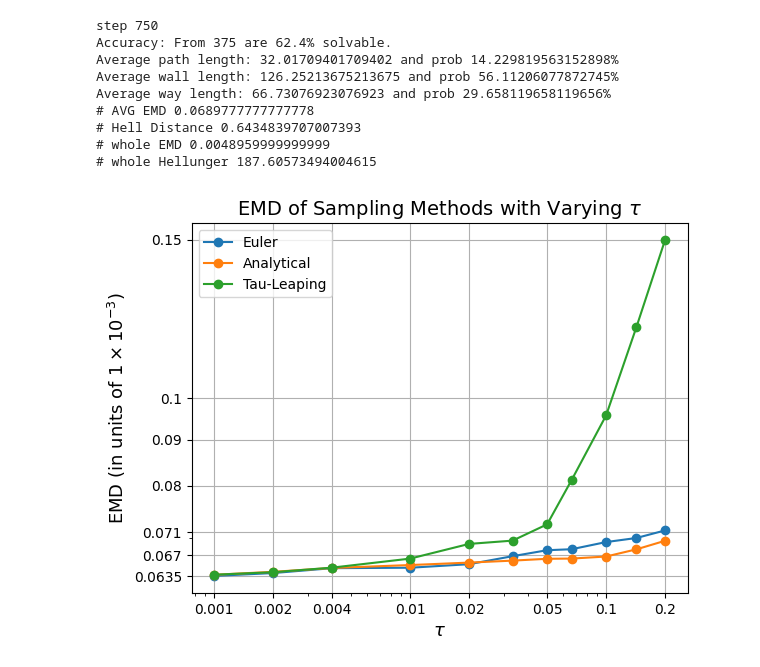
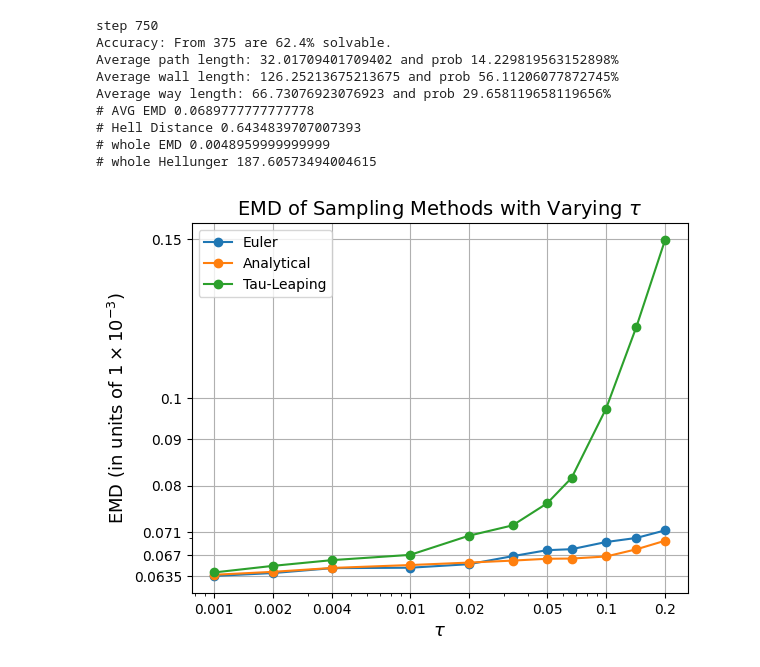
Before and after one commit to paulffm/Continuous-Time-Diffusion-Models-for-Discrete-Data, a Jupyter notebook: ContTimeDiscreteSpace/TAUnSDDM/eval_2.ipynb, the cells around one changed output. Saved outputs shown, nothing was run; the diff lists cells and outputs as text; code cells hidden in the pictures.

Commit message:
update for plots

```diff
--- a/ContTimeDiscreteSpace/TAUnSDDM/eval_2.ipynb
+++ b/ContTimeDiscreteSpace/TAUnSDDM/eval_2.ipynb
@@ -157,29 +157,34 @@ Average way length: 66.73076923076923 and prob 29.658119658119656%
 # %%
 print(emd_result)
 # %%
+import numpy as np
+import matplotlib.pyplot as plt
 steps_plot = np.round(1 / np.array([5, 10,  20, 50, 100, 250, 500, 1000]), 3)
 steps = 1 / np.array([5, 7, 10, 15, 20, 30, 50, 100, 250, 500, 1000])
 # taul ordinal [0.11571022222222223, 0.07852266666666667, 0.06904, 0.0641937777777778, 0.06518755555555557, 0.06270933333333335, 0.06255288888888891, 0.06282488888888889, 0.06536, 0.0651004444
 # [0.07136533333333336, 0.06927288888888891, 0.06681955555555558, 0.06701688888888892, 0.06446933333333334, 0.06353244444444445, 0.06487644444444444, 0.06480533333333333, 0.06684444444444444, 0.06546666666666667
 emd_anal = np.array([0.06950222222222226, 0.068,0.0667608888888889, 0.06641244444444447, 0.06637511111111113, 0.066064, 0.06573333333333332, 0.06532133333333335, 0.06483911111111112, 0.0642,  0.06371733333333333])
 emd_lbjf = np.array([0.07136533333333336, 0.07,0.06927288888888891, 0.06801688888888892, 0.06784444444444444, 0.06681955555555558, 0.06546666666666667,0.06487644444444444, 0.06480533333333333, 0.0640, 0.06353244444444445])
 #emd_taul = np.array([0.11720355555555556, 0.07994488888888888, 0.06799377777777779, 0.06616800000000002, 0.06516800000000002, 0.06496000000000002, 0.064504888888888893, 0.064016, 0.06332266666666667, 0.063296])
+
 emd_taul_no = np.array([0.1499057777777778, 0.12, 0.09572977777777783, 0.0811555555555556, 0.07247822222222228, 0.06952888888888893, 0.06894755555555562, 0.06640533333333336, 0.06489244444444446, 0.0641368888888889, 0.06372977777777777])
+# correct: emd_taul_no
+emd_taul_no_correct = [0.14973511111111115,  0.12, 0.09737244444444448, 0.08158222222222225, 0.0764568888888889, 0.07227911111111111, 0.0704071111111111, 0.06703822222222221, 0.06614533333333331, 0.06518844444444442, 0.06409866666666665]
 #plt.gca().invert_xaxis()
 plt.plot(steps, emd_lbjf, label='Euler', marker='o') # 'o' für Kreise
 plt.plot(steps, emd_anal, label='Analytical', marker='o')
-plt.plot(steps, emd_taul_no, label='Tau-Leaping', marker='o')
+plt.plot(steps, emd_taul_no_correct, label='Tau-Leaping', marker='o')
 plt.xlabel('$\\tau$', fontsize=13)
 plt.ylabel('EMD (in units of $1\\times 10^{-3}$)', fontsize=13)
 plt.title('EMD of Sampling Methods with Varying $\\tau$', fontsize=14)
 plt.legend()
 plt.yscale('log')
 plt.xscale('log')
 steps_y = [0.15, 0.1, 0.09, 0.08, 0.071, 0.0670,0.0635]
 plt.yticks(steps_y, steps_y)
 plt.xticks(steps_plot, steps_plot)
 plt.grid(True)
 plt.savefig('emd_plot_tau.pdf')
 plt.show()
 # %% [output]
-[figure, old version]
+[figure, new version]
```
Also changed, not shown: 5 other files.
